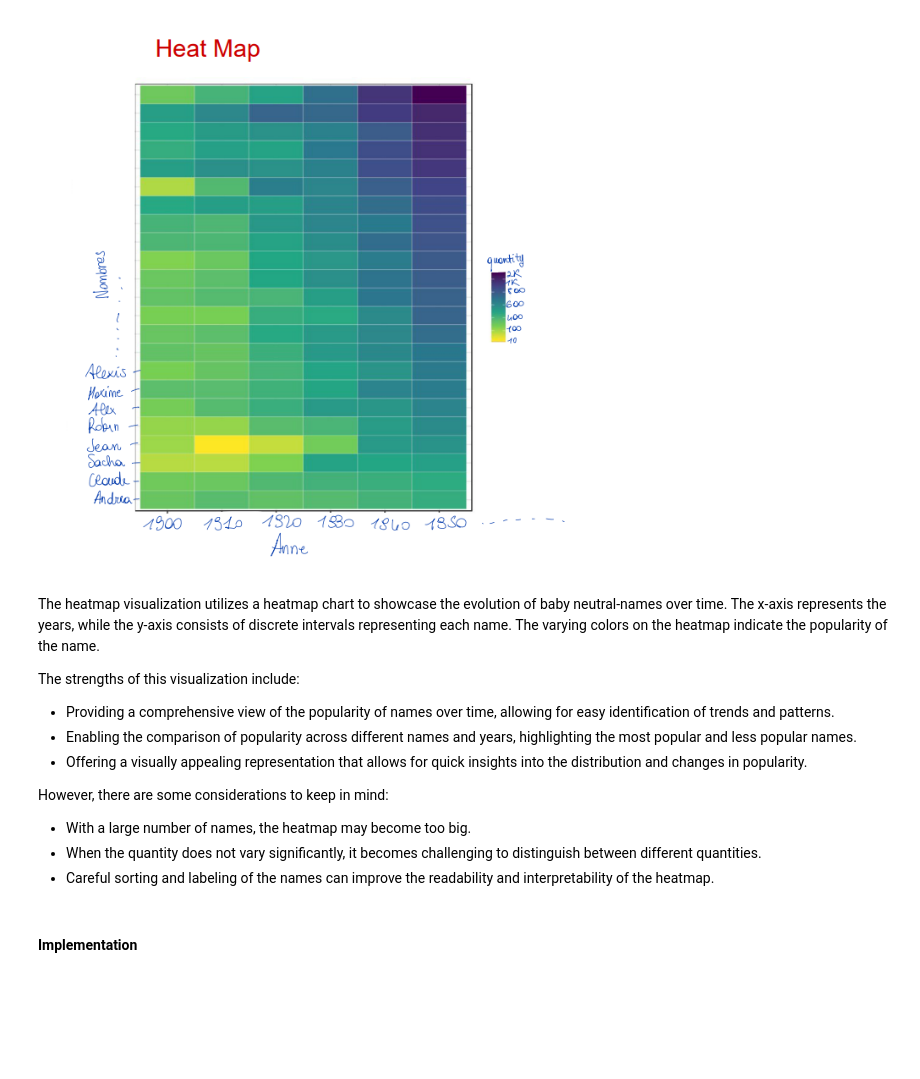
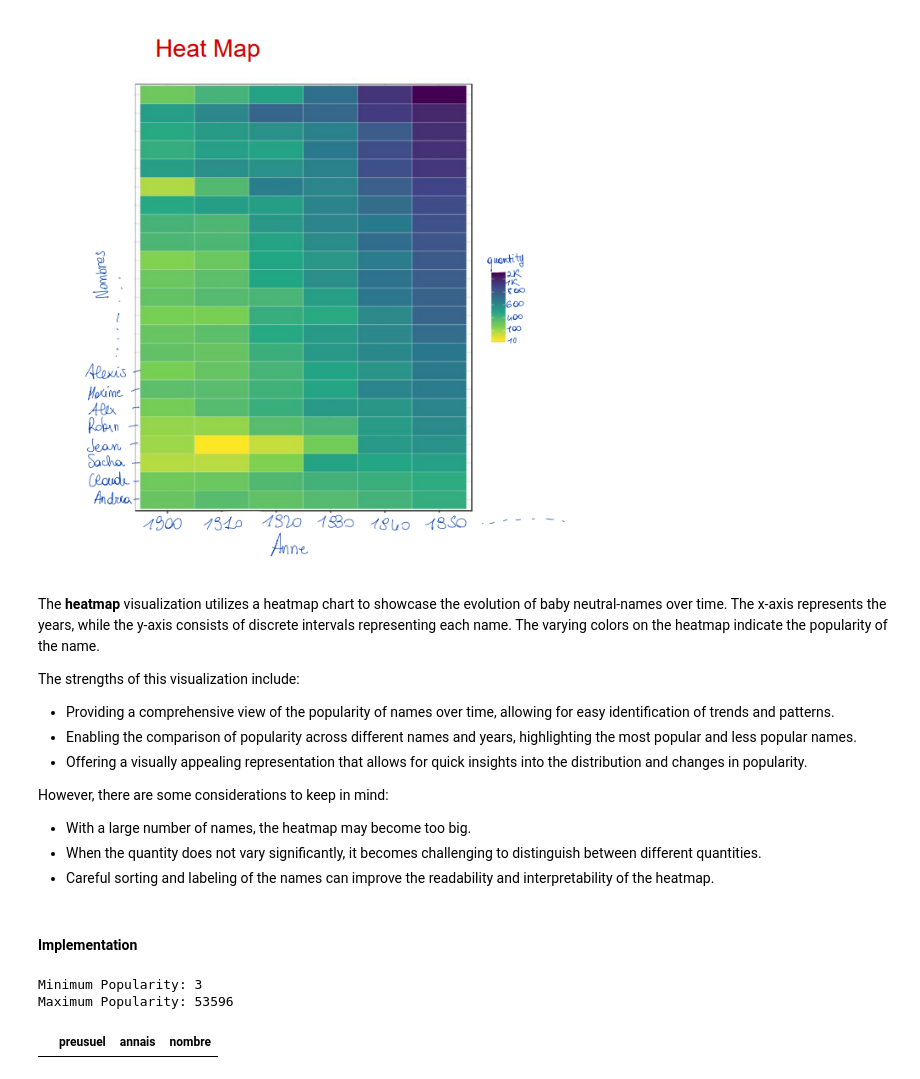
Before and after one commit to liadsantos/baby_names_visualization, a Jupyter notebook: notebook.ipynb, the cells around one changed output. Drawn from its saved outputs; the diff is of its cells as text; code cells hidden in the pictures; blank space fills up the shorter version.

Commit message:
visualization 3 completed

```diff
--- a/notebook.ipynb
+++ b/notebook.ipynb
@@ -203,7 +212,7 @@ Image(filename="./images/Heat Map.png")
 # %% [output]
 [figure]
 # %% [markdown]
-The heatmap visualization utilizes a heatmap chart to showcase the evolution of baby neutral-names over time. The x-axis represents the years, while the y-axis consists of discrete intervals representing each name. The varying colors on the heatmap indicate the popularity of the name.
+The **heatmap** visualization utilizes a heatmap chart to showcase the evolution of baby neutral-names over time. The x-axis represents the years, while the y-axis consists of discrete intervals representing each name. The varying colors on the heatmap indicate the popularity of the name.
 
 The strengths of this visualization include:
 - Providing a comprehensive view of the popularity of names over time, allowing for easy identification of trends and patterns.
@@ -216,3 +225,36 @@ However, there are some considerations to keep in mind:
 - Careful sorting and labeling of the names can improve the readability and interpretability of the heatmap.
 # %% [markdown]
 #### Implementation
+# %%
+import plotly.graph_objects as go
+
+df_cleaned = baby_names.dropna(subset=['preusuel'])
+name_year_counts = df_cleaned.groupby(['preusuel', 'annais'])['nombre'].sum().reset_index()
+
+# Exclude names with preusuel = "_PRENOMS_RARES"
+name_year_counts = name_year_counts[name_year_counts['preusuel'] != "_PRENOMS_RARES"]
+
+# Filter for names for both sexes
+name_counts = df_cleaned.groupby('preusuel')['sexe'].unique().reset_index()
+filtered_names = name_counts[name_counts['sexe'].apply(lambda x: set(x) == {1, 2})]['preusuel']
+
+# Sort by 'annais' (because if not the heatmap goes from 1962 to 2020 and then from 1904 to 1984)
+name_year_counts_filtered = name_year_counts_filtered.sort_values('annais')
+
+
+# Calculate the minimum and maximum popularity to set che colorscale
+min_popularity = name_year_counts['nombre'].min()
+max_popularity = name_year_counts['nombre'].max()
+
+print("Minimum Popularity:", min_popularity)
+print("Maximum Popularity:", max_popularity)
+# %% [output]
+Minimum Popularity: 3
+Maximum Popularity: 53596
+# %%
+
+# Filter data for the year 2021
+data_2021 = name_year_counts_filtered.loc[name_year_counts_filtered['annais'] == 2022]
+data_2021
+# %% [output]
+|  | preusuel | annais | nombre |
```
Also changed, not shown: parts of 23 cells of this notebook.
